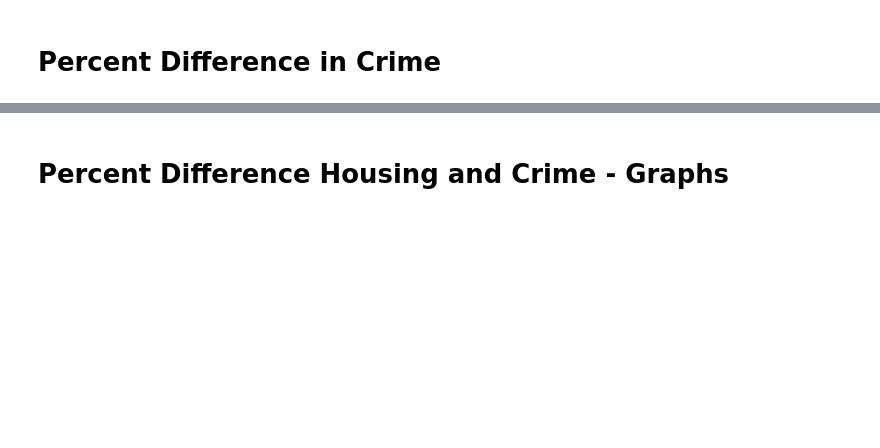
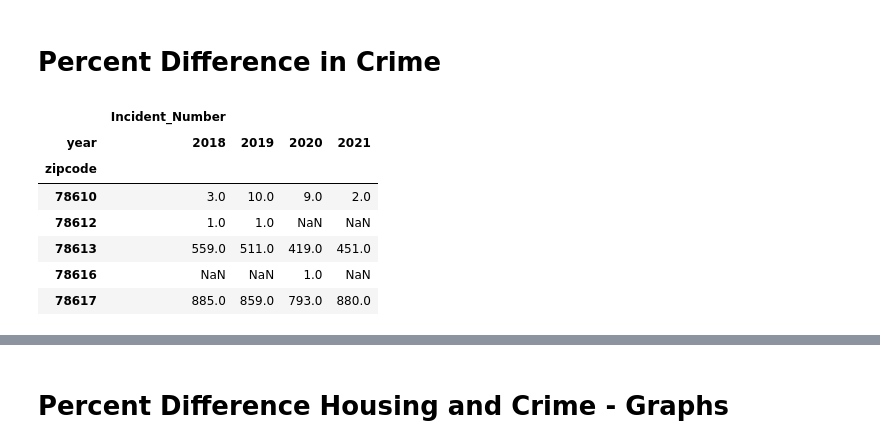
Before and after one commit to kellykindla/FinalProject, a Jupyter notebook: Refactoring.ipynb, the cells around one changed output, grey strips where cells are left out. Cells and saved outputs as stored; diff of their text form; code cells hidden in the pictures; blank space fills up the shorter version.

```diff
--- a/Refactoring.ipynb
+++ b/Refactoring.ipynb
@@ -322,10 +366,19 @@ price_diff.head()
 # %%
 #group by zip code and year; count and unstack
 #need to use clead crime df
 #looks like your already group by above - maybe use that insead?
-crime = clean_df.groupby(['Zip_Code','year']).count().unstack()
+crime = crime_df.groupby(['zipcode','year']).count().unstack()
 crime = crime[['Incident_Number']]
 crime.head()
+# %% [output]
+|  | Incident_Number |  |  |  |
+| year | 2018 | 2019 | 2020 | 2021 |
+| zipcode |  |  |  |  |
+| 78610 | 3.0 | 10.0 | 9.0 | 2.0 |
+| 78612 | 1.0 | 1.0 | NaN | NaN |
+| 78613 | 559.0 | 511.0 | 419.0 | 451.0 |
+| 78616 | NaN | NaN | 1.0 | NaN |
+| 78617 | 885.0 | 859.0 | 793.0 | 880.0 |
 # %%
 #format column headers
 crime.columns = crime.columns.get_level_values(1)
```
Also changed, not shown: parts of 18 cells of this notebook.
